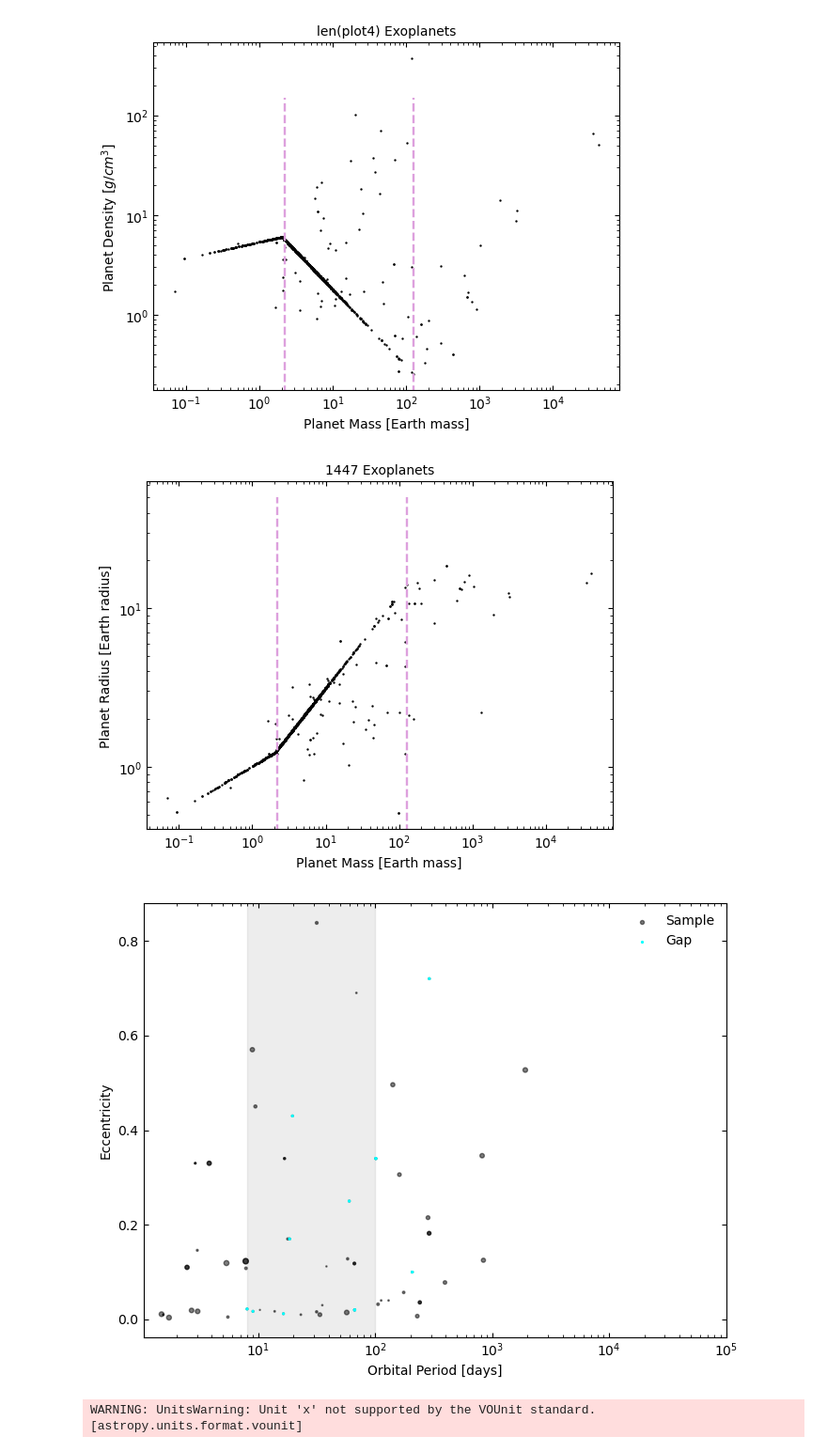
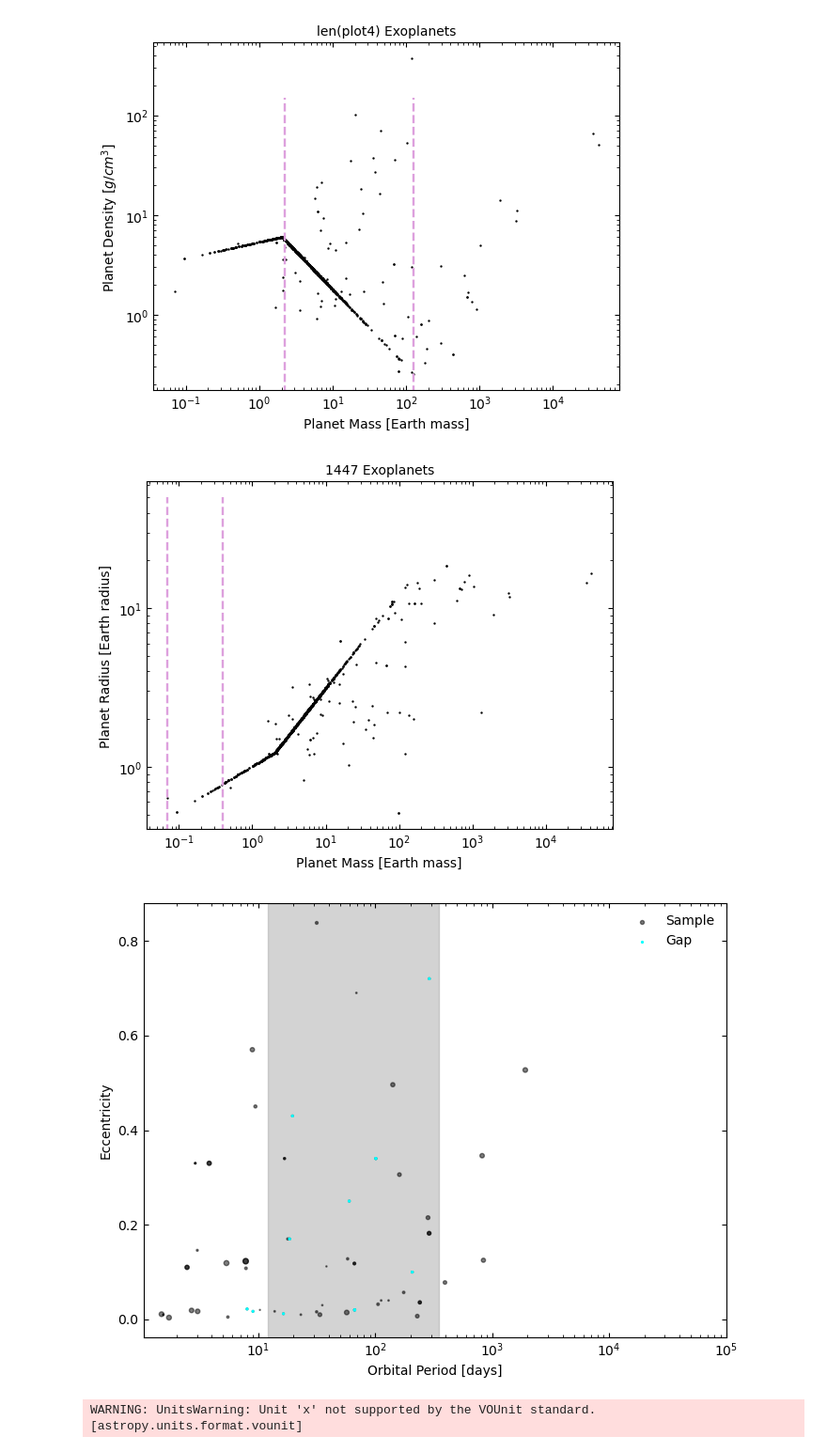
Before and after one commit to ylaksl/Exoplanets-Stats, a Jupyter notebook: sylvio.ipynb, the cells around one changed output. Shown at 94% size. Cells and saved outputs as stored; diff of their text form; code cells hidden in the pictures.

```diff
--- a/sylvio.ipynb
+++ b/sylvio.ipynb
@@ -88,8 +90,8 @@ plt.scatter(all_data['pl_bmasse'], all_data['pl_rade'],
            s = 0.5,
            c = 'black')
 
-plt.vlines(127, 0, 50, color = 'plum', linestyle = '--', linewidth=1.7)
-plt.vlines(2.2, 0, 50, color = 'plum', linestyle = '--', linewidth=1.7)
+plt.vlines(0.4, 0, 50, color = 'plum', linestyle = '--', linewidth=1.7)
+plt.vlines(0.07, 0, 50, color = 'plum', linestyle = '--', linewidth=1.7)
 
 plt.xscale("log")
 plt.yscale("log")
@@ -99,30 +101,34 @@ plt.ylabel("Planet Radius [Earth radius]")
 plt.title("1447 Exoplanets", fontsize = 10)
 plt.savefig('mass_radius.png', dpi=500)
 # %% [output]
-[figure, old version]
+[figure, new version]
 # %%
 teste = all_data[all_data['pl_orbeccen'] != 0]
 res1 = teste[(teste['pl_rade'] > 1.6) & (teste['pl_rade'] < 2.3)]
 
 plt.figure(figsize=(8,6))
 
-plt.axvspan(8, 100, alpha=0.2, color='darkgray')
+plt.axvspan(12, 350, alpha=0.5, color='darkgray')
 
 plt.scatter(teste['pl_orbper'], teste['pl_orbeccen'], s =  teste['pl_radj'] * 10,
             c = 'black', marker = 'o', alpha = 0.5, label = 'Sample')
 
 plt.scatter(res1['pl_orbper'], res1['pl_orbeccen'], s =  res1['pl_radj'] * 10,
             c = 'aqua', marker = 'o', label = 'Gap')
 
 plt.tick_params(direction='in', which = 'both', bottom = 1, top =1, left = 1, right = 1)
 plt.xscale('log')
 plt.xlim(0,1e5)
 plt.xlabel('Orbital Period [days]')
 plt.ylabel('Eccentricity')
 plt.legend(frameon=False)
+
+plt.savefig('e_vs_orb_sample.png', dpi=500)
+
+
 plt.show()
 # %% [output]
-[figure, old version]
+[figure, new version]
 # %%
 Vizier.ROW_LIMIT=-1
 mcquillan_koi = Vizier.get_catalogs("J/ApJ/775/L11")[0]
```
Also changed, not shown: parts of 2 cells of this notebook, 1 other file.
